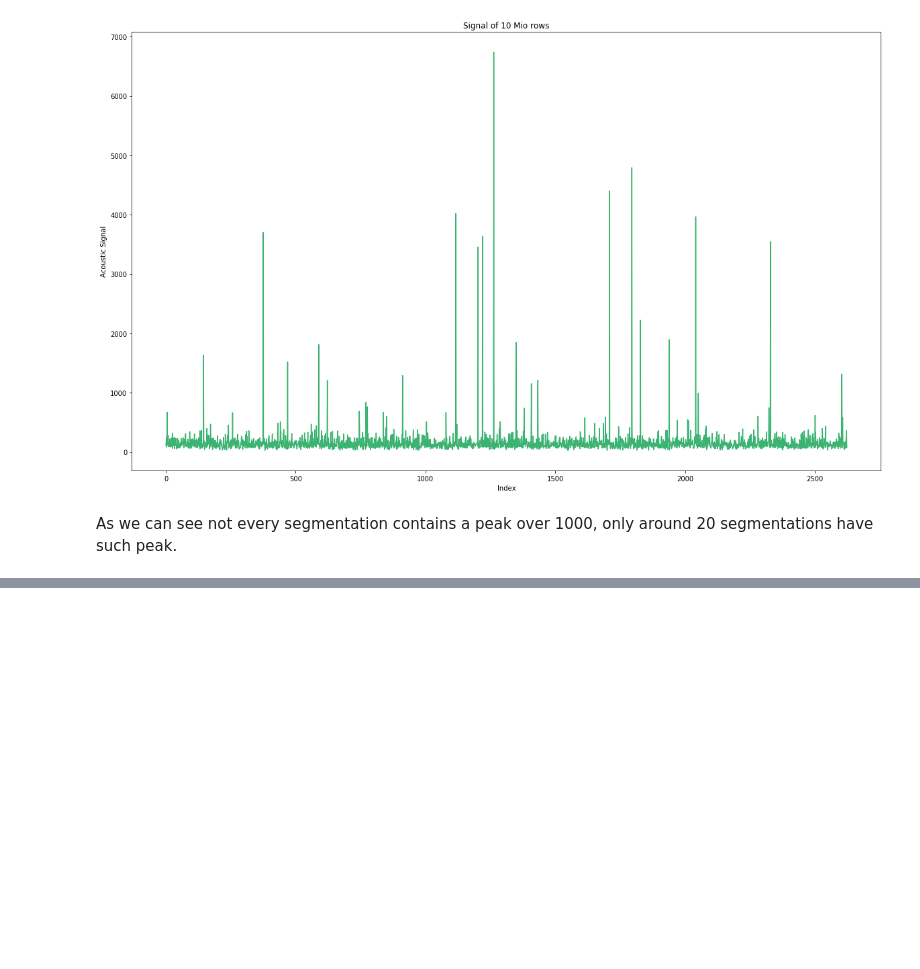
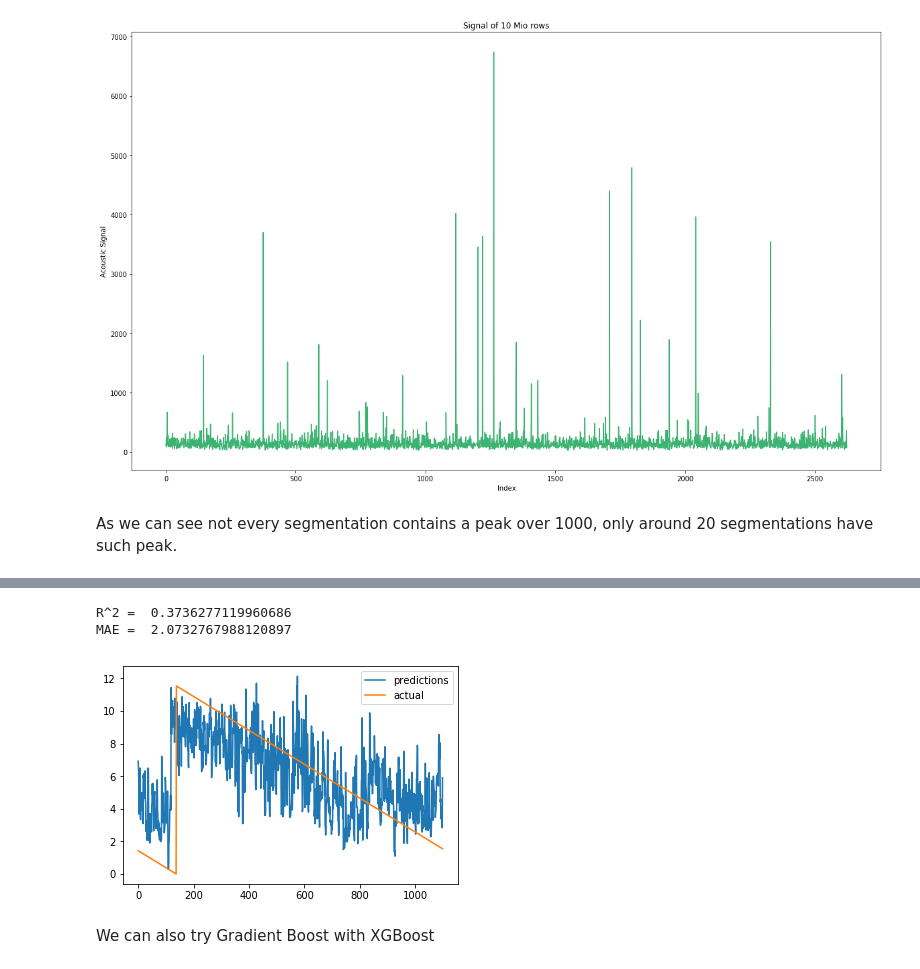
Before and after one commit to raobystorm/EarthquakePred, a Jupyter notebook: Note_and_Playground.ipynb, the cells around one changed output, grey strips where cells are left out. Saved outputs shown, nothing was run; the diff lists cells and outputs as text; code cells hidden in the pictures; blank space fills up the shorter version.

```diff
--- a/Note_and_Playground.ipynb
+++ b/Note_and_Playground.ipynb
@@ -133,0 +302,2 @@ As we can see not every segmentation contains a peak over 1000, only around 20 s
+# %%
+test_set = test_df.values
@@ -133,0 +330,8 @@ As we can see not every segmentation contains a peak over 1000, only around 20 s
+# %%
+eval_result(test_set, rf.predict)
+# %% [output]
+R^2 =  0.3736277119960686
+MAE =  2.0732767988120897
+[figure, added]
+# %% [markdown]
+We can also try Gradient Boost with XGBoost
```
Also changed, not shown: parts of 64 cells of this notebook.
